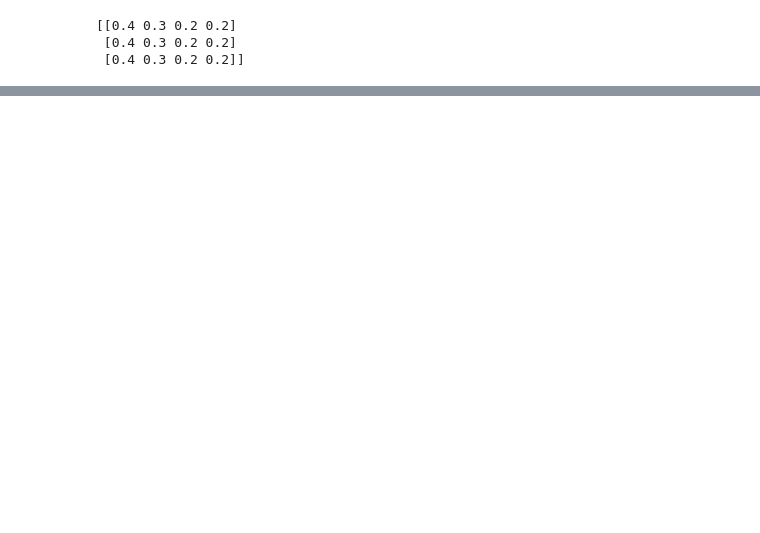
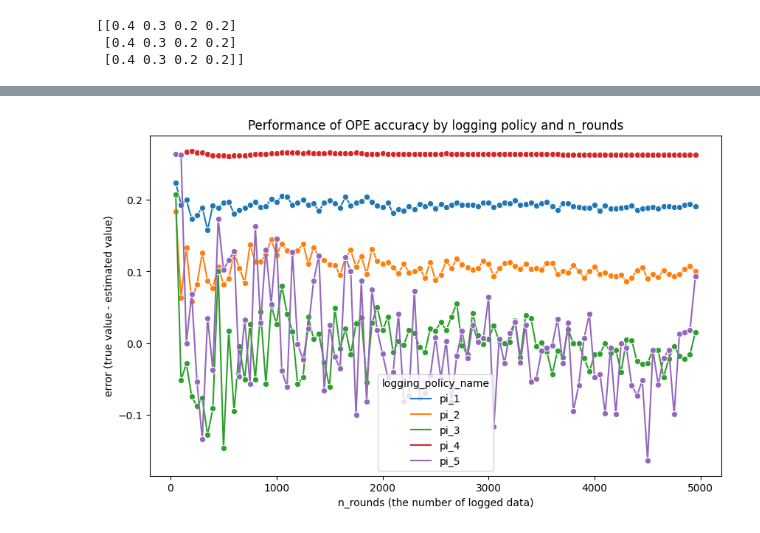
Before and after one commit to morinota/recommender-experiments, a Jupyter notebook: src/recommender_experiments/app/logging_policy_experiment/experiment.ipynb, the cells around one changed output, grey strips where cells are left out. Saved outputs shown, nothing was run; the diff lists cells and outputs as text; code cells hidden in the pictures; blank space fills up the shorter version.

```diff
--- a/src/recommender_experiments/app/logging_policy_experiment/experiment.ipynb
+++ b/src/recommender_experiments/app/logging_policy_experiment/experiment.ipynb
@@ -322,0 +456,14 @@ print(result_dict)
+# %%
+# 小数点以下4桁までに丸める
+rounded_opl_result_df = result_df.with_columns(
+    [
+        result_df["naive_estimate"].round(4).alias("naive_estimate"),
+        result_df["naive_error"].round(4).alias("naive_error"),
+        result_df["ips_estimate"].round(4).alias("ips_estimate"),
+        result_df["ips_error"].round(4).alias("ips_error"),
+    ]
+)
+display(rounded_opl_result_df)
+
+# 結果をcsvファイルに保存
+rounded_opl_result_df.write_csv("result.csv")
@@ -322,0 +485,22 @@ print(result_dict)
+# %%
+import seaborn as sns
+import matplotlib.pyplot as plt
+
+# 横軸 n_rounds, 縦軸 真の性能 のグラフを描画
+# グラフの描画
+plt.figure(figsize=(10, 6))
+sns.lineplot(
+    data=rounded_opl_result_df.to_pandas(),
+    x="n_rounds",
+    y="ips_error",
+    hue="logging_policy_name",
+    marker="o",
+)
+# plt.xscale("log")
+plt.xlabel("n_rounds (the number of logged data)")
+plt.ylabel("error (true value - estimated value)")
+plt.title("Performance of OPE accuracy by logging policy and n_rounds")
+plt.legend(title="logging_policy_name")
+plt.show()
+# %% [output]
+[figure, added]
```
Also changed, not shown: parts of 13 cells of this notebook.
